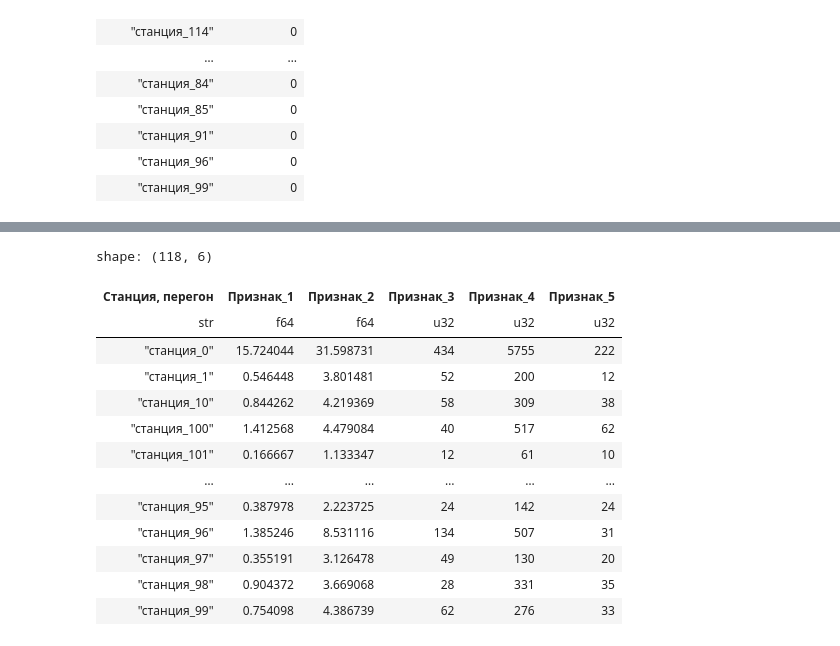
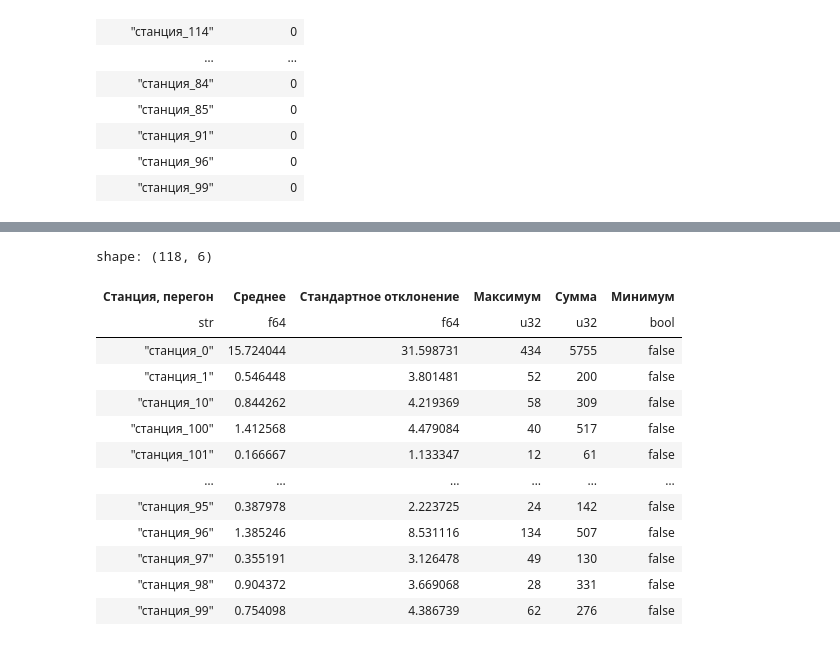
Before and after one commit to K0TOFEY/Data_Engineering, a Jupyter notebook: Seminar 4/lesson_4.ipynb, the cells around one changed output, grey strips where cells are left out. Cells and saved outputs as stored; diff of their text form; code cells hidden in the pictures.

```diff
--- a/Seminar 4/lesson_4.ipynb
+++ b/Seminar 4/lesson_4.ipynb
@@ -435,55 +435,50 @@ shape: (29, 6)
 # %%
 # Задание 2. По аналогии с кодом выше проведите агрегацию по станциям, по каждой станции нужны характеристики временных рядов, а не многомерные временнные ряды
 # целевой массив
-                # Признак_1  Признак_2 Признак_3 Признак_4 Признак_5
+# Признак_1  Признак_2 Признак_3 Признак_4 Признак_5
 # Станция_0
 # Станция_1
 # Станция_2
 df_station_features = (
     df_aligned
     .group_by("Станция, перегон")
     .agg([
-        # Среднее количество инцидентов
         pl.col("Количество инцидентов")
           .mean()
-          .alias("Признак_1"),
+          .alias("Среднее"),
 
-        # Стандартное отклонение
         pl.col("Количество инцидентов")
           .std()
-          .alias("Признак_2"),
+          .alias("Стандартное отклонение"),
 
-        # Максимальное количество инцидентов
         pl.col("Количество инцидентов")
           .max()
-          .alias("Признак_3"),
+          .alias("Максимум"),
 
-        # Суммарное количество инцидентов
         pl.col("Количество инцидентов")
           .sum()
-          .alias("Признак_4"),
+          .alias("Сумма"),
 
-        # Количество дней, когда были инциденты
         (pl.col("Количество инцидентов") > 0)
-          .sum()
-          .alias("Признак_5"),
+          .min()
+          .alias("Минимум"),
     ])
     .sort("Станция, перегон")
 )
 
 df_station_features
 # %% [output]
 shape: (118, 6)
-| Станция, перегон | Признак_1 | Признак_2 | Признак_3 | Признак_4 | Признак_5 |
-| str | f64 | f64 | u32 | u32 | u32 |
-| "станция_0" | 15.724044 | 31.598731 | 434 | 5755 | 222 |
-| "станция_1" | 0.546448 | 3.801481 | 52 | 200 | 12 |
-| "станция_10" | 0.844262 | 4.219369 | 58 | 309 | 38 |
-| "станция_100" | 1.412568 | 4.479084 | 40 | 517 | 62 |
-| "станция_101" | 0.166667 | 1.133347 | 12 | 61 | 10 |
+| Станция, перегон | Среднее | Стандартное отклонение | Максимум | Сумма | Минимум |
+| str | f64 | f64 | u32 | u32 | bool |
+| "станция_0" | 15.724044 | 31.598731 | 434 | 5755 | false |
+| "станция_1" | 0.546448 | 3.801481 | 52 | 200 | false |
+| "станция_10" | 0.844262 | 4.219369 | 58 | 309 | false |
+| "станция_100" | 1.412568 | 4.479084 | 40 | 517 | false |
+| "станция_101" | 0.166667 | 1.133347 | 12 | 61 | false |
 | … | … | … | … | … | … |
-| "станция_95" | 0.387978 | 2.223725 | 24 | 142 | 24 |
-| "станция_96" | 1.385246 | 8.531116 | 134 | 507 | 31 |
-| "станция_97" | 0.355191 | 3.126478 | 49 | 130 | 20 |
-| "станция_98" | 0.904372 | 3.669068 | 28 | 331 | 35 |
-| "станция_99" | 0.754098 | 4.386739 | 62 | 276 | 33 |
+| "станция_95" | 0.387978 | 2.223725 | 24 | 142 | false |
+| "станция_96" | 1.385246 | 8.531116 | 134 | 507 | false |
+| "станция_97" | 0.355191 | 3.126478 | 49 | 130 | false |
+| "станция_98" | 0.904372 | 3.669068 | 28 | 331 | false |
+| "станция_99" | 0.754098 | 4.386739 | 62 | 276 | false |
```
Also changed, not shown: parts of 2 cells of this notebook, 7 other files.
